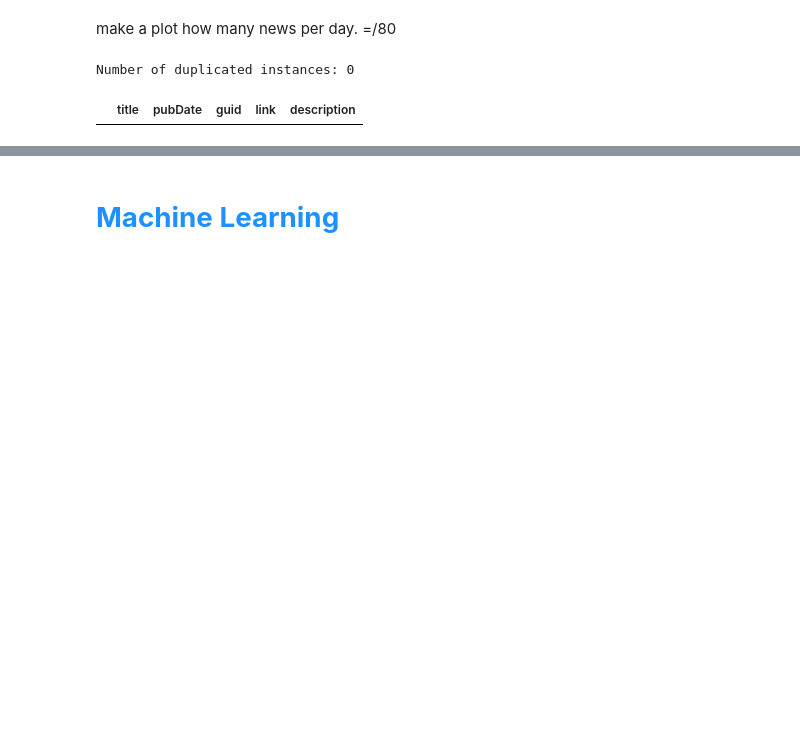
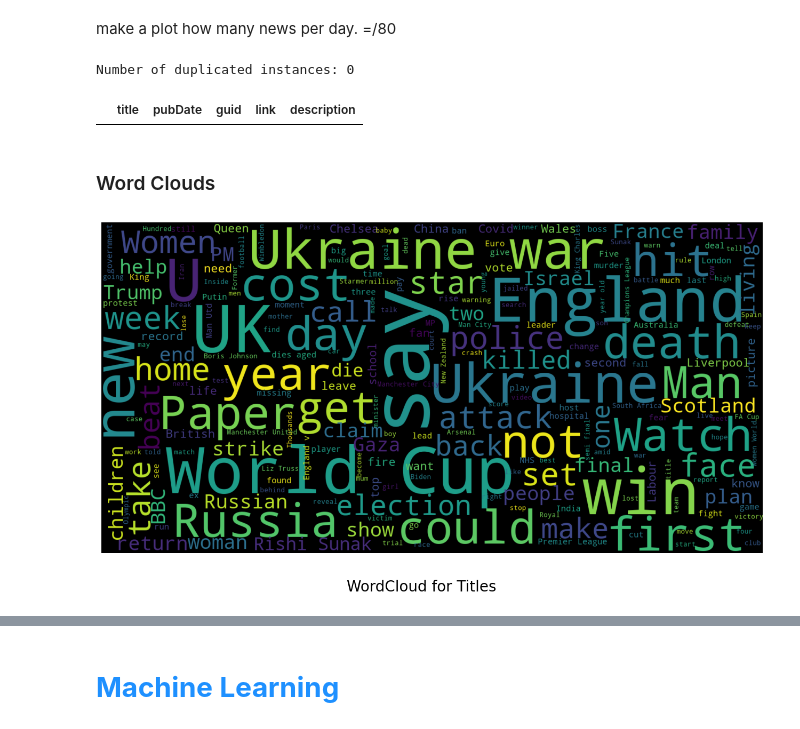
Before and after one commit to WalidKW/BBC_News, a Jupyter notebook: BBC_News.ipynb, the cells around one changed output, grey strips where cells are left out. Saved outputs shown, nothing was run; the diff lists cells and outputs as text; code cells hidden in the pictures; blank space fills up the shorter version.

Commit message:
Include data cleaning and Word cloud

```diff
--- a/BBC_News.ipynb
+++ b/BBC_News.ipynb
@@ -87,3 +95,5 @@ change pubDate data type please :D
+# %%
+news_df['pubDate'] = pd.to_datetime(news_df['pubDate'], errors='coerce')
 # %%
 news_df.isnull().sum()
 # %% [output]
@@ -115,3 +125,21 @@ news_df[duplicated]
 # %% [output]
 Number of duplicated instances: 0
 |  | title | pubDate | guid | link | description |
+# %% [markdown]
+### Word Clouds
+# %%
+def show_wordcloud(data, mask=None, title=""):
+    text = " ".join(t for t in data.dropna())
+    all_stopwords = set(stopwords.words('english'))  # Load stopwords
+    all_stopwords.remove('not')  # Remove 'not' from stopwords
+    wordcloud = WordCloud(stopwords=all_stopwords, scale=4, max_font_size=50, max_words=500,mask=mask, background_color="Black").generate(text)
+    fig = plt.figure(1, figsize=(16,16))
+    plt.axis('off')
+    fig.suptitle(title, fontsize=20)
+    fig.subplots_adjust(top=2.3)
+    plt.imshow(wordcloud, interpolation='bilinear')
+    plt.show()
+# %%
+show_wordcloud(news_df['title'], title = 'WordCloud for Titles', mask = None)
+# %% [output]
+[figure, added]
```
Also changed, not shown: parts of 14 cells of this notebook, 1 other file.
